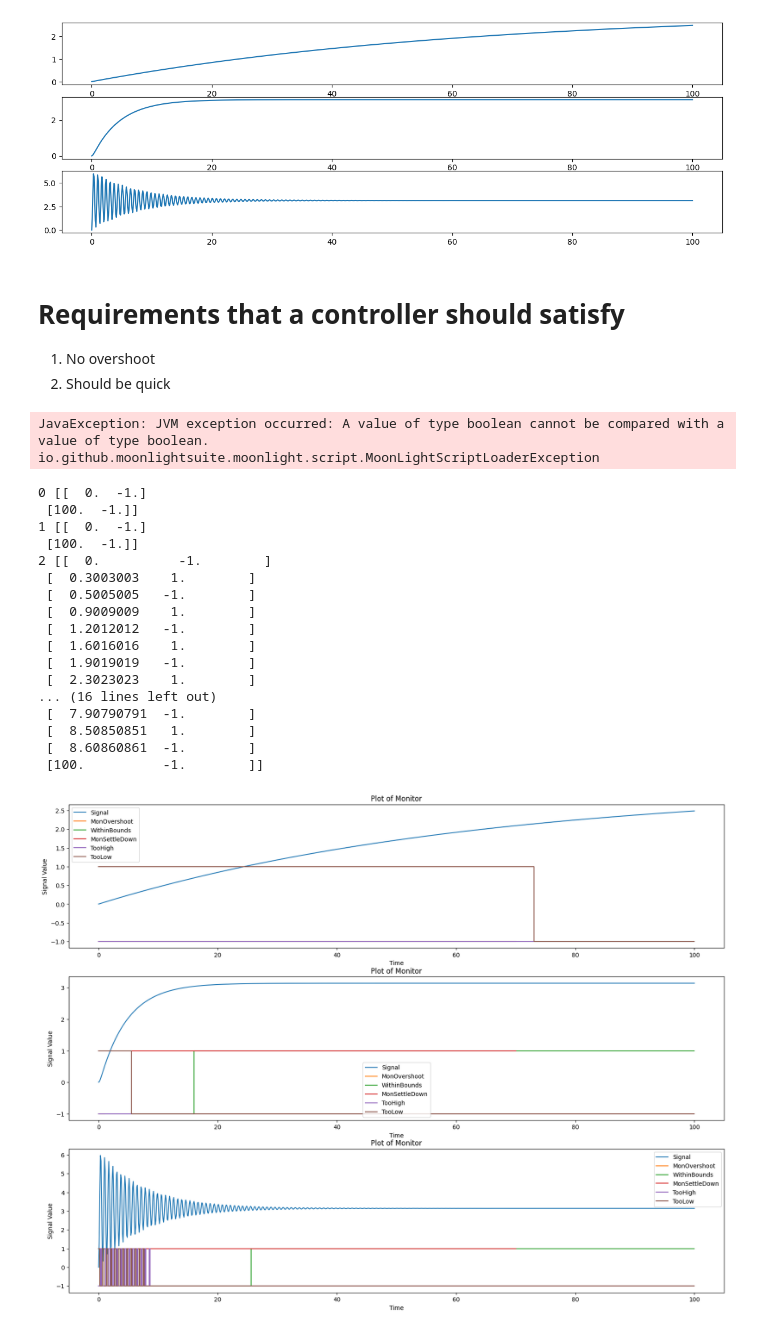
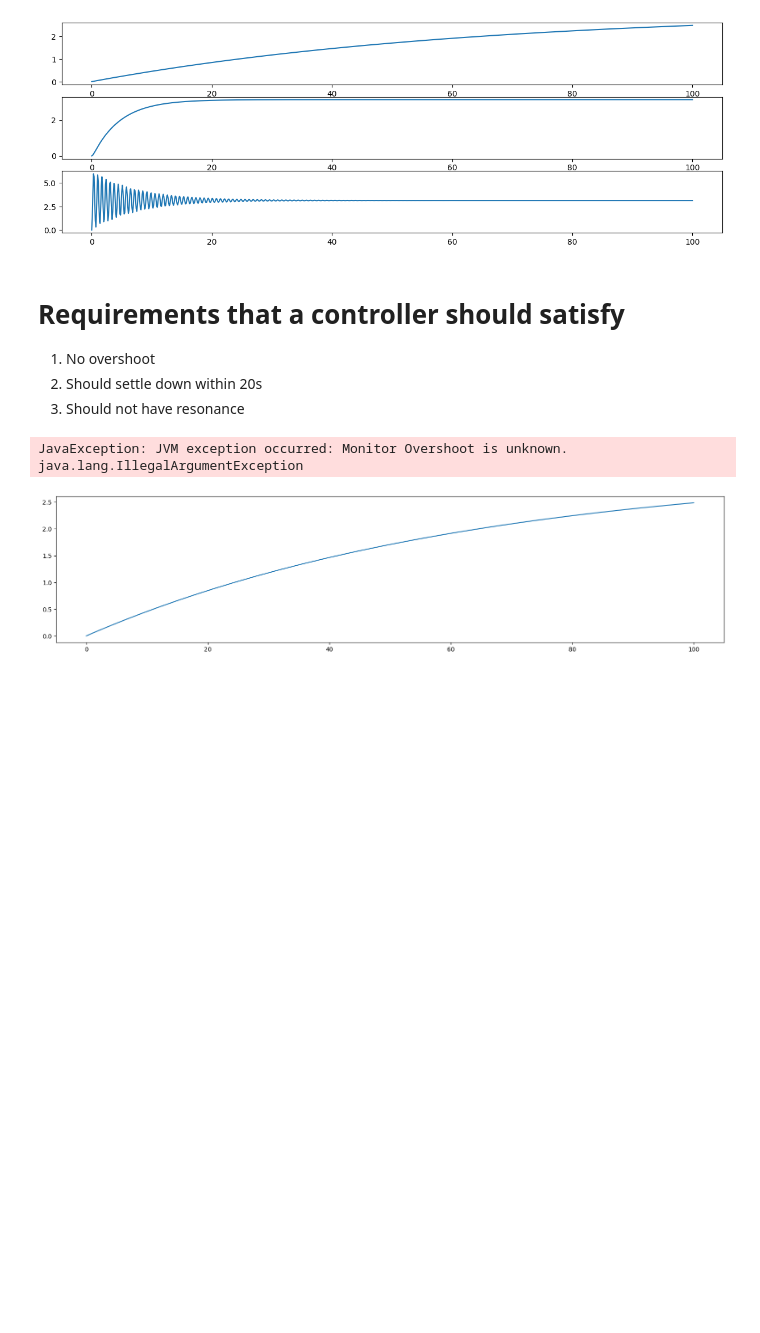
Before and after one commit to albertoZurini/UNITS-CPS-Project, a Jupyter notebook: main_working.ipynb, the cells around one changed output. Drawn from its saved outputs; the diff is of its cells as text; code cells hidden in the pictures; blank space fills up the shorter version.

```diff
--- a/main_working.ipynb
+++ b/main_working.ipynb
@@ -109,7 +111,8 @@ for i in range(len(Ys)):
 # Requirements that a controller should satisfy
 
 1. No overshoot
-2. Should be quick
+2. Should settle down within 20s
+3. Should not have resonance
 # %%
 import moonlight
 from string import Template
@@ -120,69 +125,66 @@ MAX_TIME = TIME_STEPS * 0.1 - 1
 # Oscillation: G(high→Flow)∧G(low→Fhigh).
 
 # & (TooLow => eventually {{ TooHigh }})
+# globally {{ TooLow -> eventually {{ TooHigh }} }} & globally {{ TooHigh -> eventually {{ TooLow }} }}
+# formula MonSettleDown = eventually [{SETTLE_DOWN_TIME + 9}, {SETTLE_DOWN_TIME + 10}] WithinBounds;
 
 script = f"""
 signal {{ real x; real y; }}
 domain boolean;
-formula MonOvershoot = eventually [{SETTLE_DOWN_TIME}, {MAX_TIME}] {{ abs(x - y) > 0.1 }};
-formula WithinBounds = globally {{ abs(x - y) < 0.1 }};
-formula MonSettleDown = eventually [{SETTLE_DOWN_TIME + 9}, {SETTLE_DOWN_TIME + 10}] WithinBounds;
 
-formula TooHigh = (x - y) > 1;
-formula TooLow = (x - y) < -1;
-formula Resonance = TooHigh => TooLow;
+formula Overshoot = abs(x - y) > {OVERSHOOT_TOLLERANCE};
+formula MonOvershoot = eventually [{SETTLE_DOWN_TIME}, {MAX_TIME}] {{ Overshoot }};
+
+formula SettledDown = abs(x - y) < {OVERSHOOT_TOLLERANCE};
+formula MonSettleDown = globally [{SETTLE_DOWN_TIME}, {MAX_TIME}] {{ SettledDown }};
+
+formula TooHigh = (x - y) > {RESONANCE_TRESHOLD};
+formula TooLow = (x - y) < -{RESONANCE_TRESHOLD};
+formula ResonanceLowHigh = TooLow & eventually {{ TooHigh }};
+formula ResonanceHighLow = TooHigh & eventually {{ TooLow }};
+formula MonResonance = eventually {{ ResonanceLowHigh | ResonanceHighLow }};
 """
 
 moonlightScript = moonlight.ScriptLoader.loadFromText(script)
-# %% [output]
-JavaException: JVM exception occurred: A value of type boolean cannot be compared with a value of type boolean. io.github.moonlightsuite.moonlight.script.MoonLightScriptLoaderException
+# %%
+def is_test_passed(results):
+    overshoot = results[1][0][1]
+    settledown = results[3][0][1]
+    resonance = results[8][0][1]
+    return overshoot == -1 and settledown == 1 and resonance == -1
 # %%
 ## STEP 4: getting the monitor associated with a target formula
-
-MONITOR_NAMES = ["MonOvershoot", "WithinBounds", "MonSettleDown", "TooHigh", "TooLow"]
+MONITOR_NAMES = ["Overshoot", "MonOvershoot", "SettledDown", "MonSettleDown", "TooHigh", "TooLow", "ResonanceLowHigh", "ResonanceHighLow", "MonResonance"]
+MONITOR_NAMES_TO_PLOT = ["MonOvershoot", "MonSettleDown", "MonResonance"]
 
 plt.rcParams["figure.figsize"] = (20,15)
 for i in range(len(Ys)):
     plt.subplot(3, 1, i+1)
 
     plt.plot(time, Ys[i], label = 'Signal')
 
     signals = list(zip(Ys[i], targetSignal))
     monitors = []
     results = []
     for m in MONITOR_NAMES:
         monitor = moonlightScript.getMonitor(m)
         monitors.append(monitor)
         result = np.array(monitor.monitor(list(time),signals))
         results.append(result)
 
     for j in range(len(results)):
+        if MONITOR_NAMES[j] not in MONITOR_NAMES_TO_PLOT:
+            continue
         r = results[j]
         plt.step(r[:,0],r[:,1], where='post', label=MONITOR_NAMES[j])
 
-    print(i, results[3])
+    print(i, "Test passed" if is_test_passed(results) else "Test not passed")
 
 
     plt.title("Plot of Monitor")
     plt.xlabel("Time")
     plt.ylabel("Signal Value")
     plt.legend()
 # %% [output]
-0 [[  0.  -1.]
- [100.  -1.]]
-1 [[  0.  -1.]
- [100.  -1.]]
-2 [[  0.          -1.        ]
- [  0.3003003    1.        ]
- [  0.5005005   -1.        ]
- [  0.9009009    1.        ]
- [  1.2012012   -1.        ]
- [  1.6016016    1.        ]
- [  1.9019019   -1.        ]
- [  2.3023023    1.        ]
-... (16 lines left out)
- [  7.90790791  -1.        ]
- [  8.50850851   1.        ]
- [  8.60860861  -1.        ]
- [100.          -1.        ]]
+JavaException: JVM exception occurred: Monitor Overshoot is unknown. java.lang.IllegalArgumentException
-[figure, old version]
+[figure, new version]
```
Also changed, not shown: parts of 11 cells of this notebook, 3 other files.
